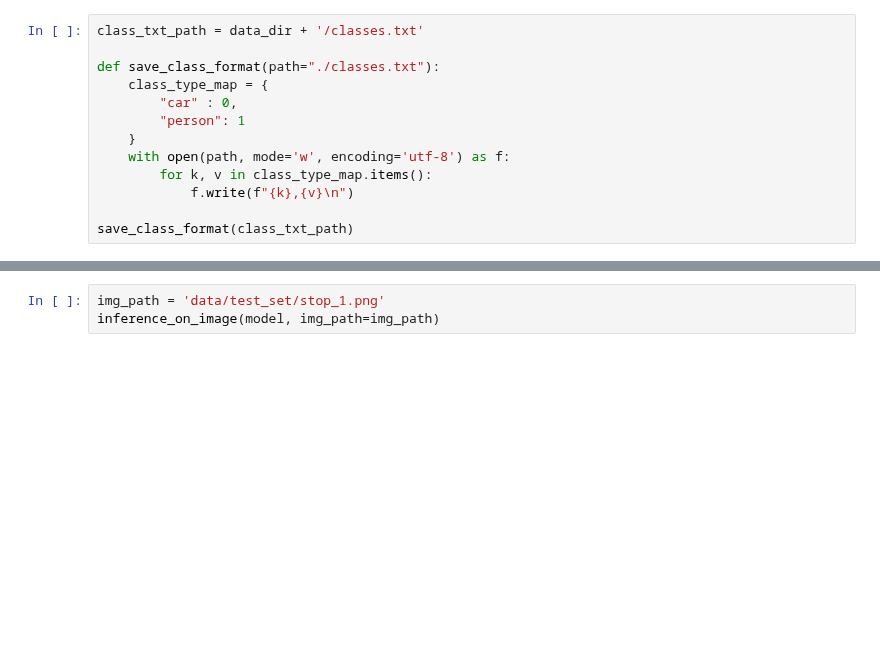
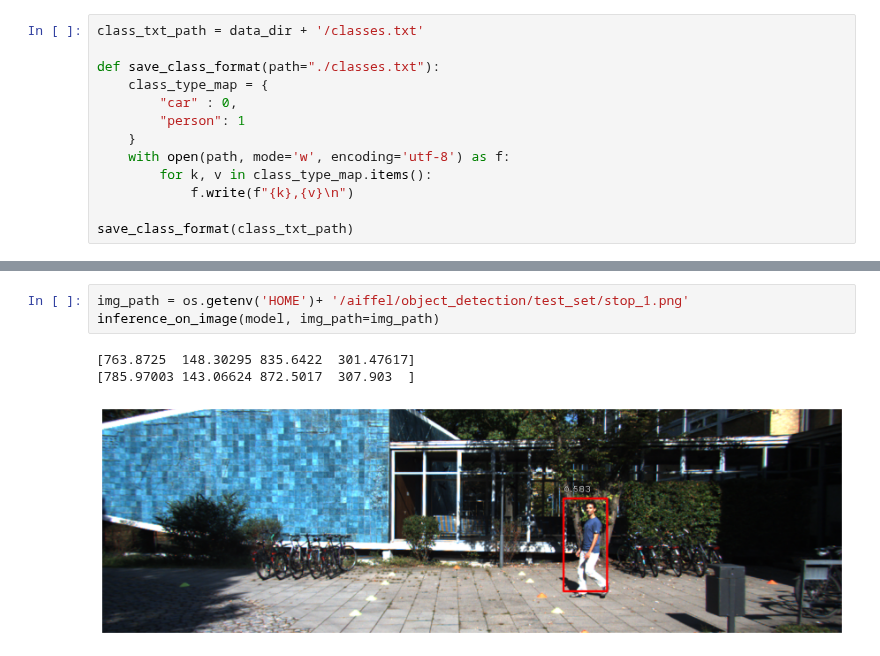
Before and after one commit to HSC-1/aiffel_achieve, a Jupyter notebook: (GD3)retinanet.ipynb, the cells around one changed output, grey strips where cells are left out. Cells and saved outputs as stored; diff of their text form; blank space fills up the shorter version.

```diff
--- a/(GD3)retinanet.ipynb
+++ b/(GD3)retinanet.ipynb
@@ -221,4 +308,8 @@ inference_on_image(model, img_path=img_path)
 # %%
-img_path = 'data/test_set/stop_1.png'
+img_path = os.getenv('HOME')+ '/aiffel/object_detection/test_set/stop_1.png'
 inference_on_image(model, img_path=img_path)
+# %% [output]
+[763.8725  148.30295 835.6422  301.47617]
+[785.97003 143.06624 872.5017  307.903  ]
+[figure, added]
 # %%
```
Also changed, not shown: parts of 10 cells of this notebook.
